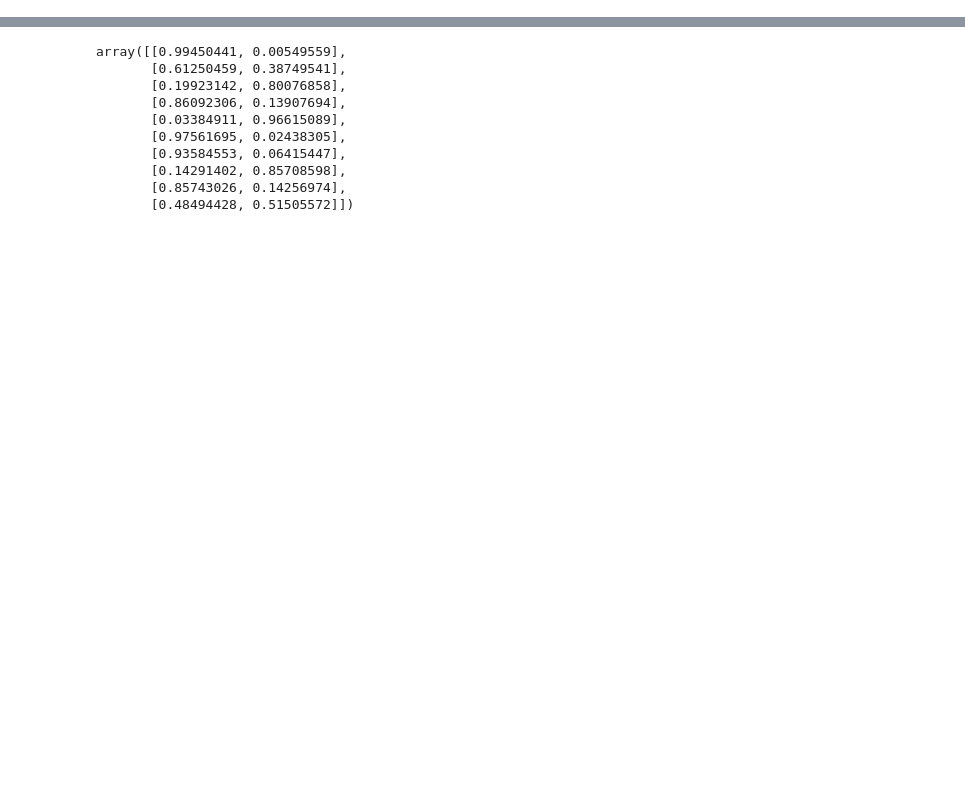
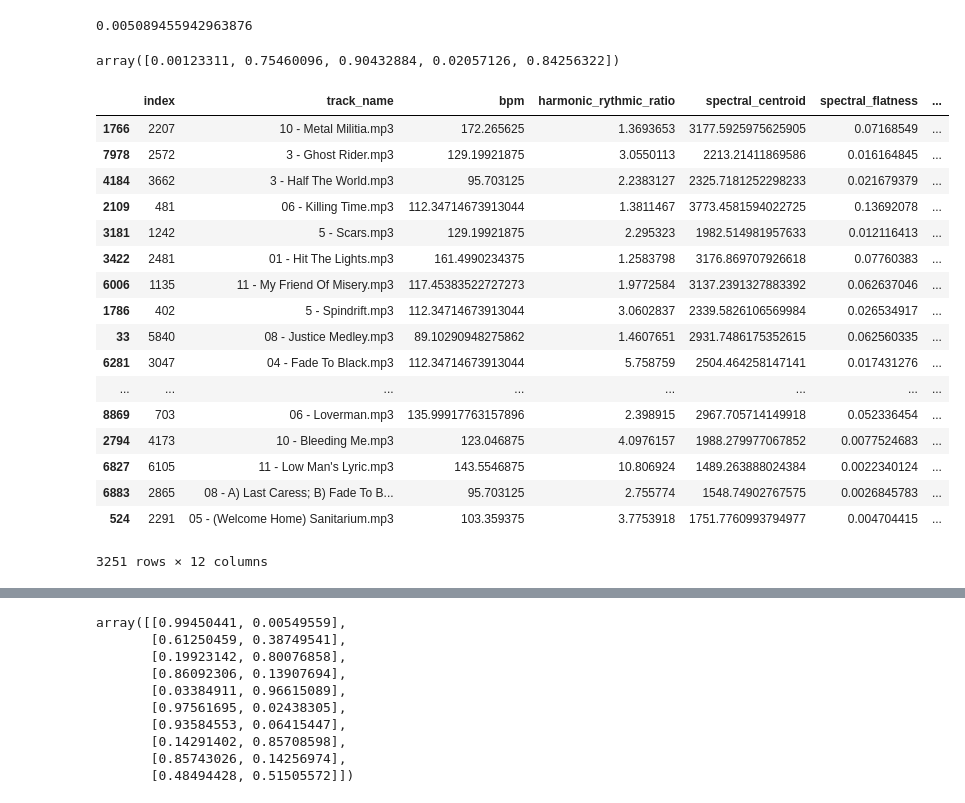
Before and after one commit to MCassetti/project_mcnulty, a Jupyter notebook: Ensemble_Scoring.ipynb, the cells around one changed output, grey strips where cells are left out. Cells and saved outputs as stored; diff of their text form; code cells hidden in the pictures; blank space fills up the shorter version.

```diff
--- a/Ensemble_Scoring.ipynb
+++ b/Ensemble_Scoring.ipynb
@@ -13,8 +13,26 @@ warnings.filterwarnings("ignore", category=DeprecationWarning)
 from sklearn.metrics import confusion_matrix
 from sklearn.metrics import accuracy_score, confusion_matrix
 ## Load the data set
+import pandas as pd
 
+df = pd.read_pickle('sampled_data_bands.pkl')
+pipeline = pickle.load(open('model_new.pkl','rb'))
+testing_data = pickle.load(open('test_data.pkl','rb'))
+#test_data_unscaled = pd.read_pickle('test_data_unscaled.pkl')
+#features = {'tempo': 86.1328125, 'mean_harmonic_ratio': 1.4627255, 'mean_spectral_centroid': 3189.5947603195004, 'mean_spectral_flatness': 0.075906955, 'count_delta_above_mean': 0, 'ratio_above_rmse_mean': 0.9502262443438914, 'max_rmse': 0.31629544, 'mean_rmse': 0.21298172, 'mean_zcr': 0.17211970707656613}
+features = {
+        'tempo': 120,
+        'mean_harmonic_ratio': 4.855 ,
+        'mean_spectral_centroid': 2000.28 ,
+        'mean_spectral_flatness': 0.013,
+        'count_delta_above_mean': 12 ,
+        'ratio_above_rmse_mean': 0.543,
+        'max_rmse': 0.201,
+        'mean_rmse': 0.079,
+        'mean_zcr': 0.066,
+        }
 
-
-pipeline_1 = pickle.load(open('model.pkl','rb'))
-testing_data = pickle.load(open('test_data.pkl','rb'))
+#features = {'tempo': 86.1328125, 'mean_harmonic_ratio': 1.4627255, 'mean_spectral_centroid': 3189.5947603195004, 'mean_spectral_flatness': 0.075906955, 'count_delta_above_mean': 0, 'ratio_above_rmse_mean': 0.9502262443438914, 'max_rmse': 0.31629544, 'mean_rmse': 0.21298172, 'mean_zcr': 0.17211970707656613}
+features
+#0.005089455942963876
+#0.005089455942963876
@@ -22,0 +49,39 @@ predictions_model1 = pipeline_1.predict_proba(testing_data[0])
+# %%
+X = np.asarray([features['tempo'], features['mean_harmonic_ratio'], features['mean_spectral_centroid'],
+                  features['mean_spectral_flatness'], features['count_delta_above_mean'], features['ratio_above_rmse_mean'],
+                  features['max_rmse'], features['mean_rmse'], features['mean_zcr']], dtype=np.float64).reshape(1,-1)
+
+prob_metallica = pipeline.predict_proba(X)[0,1]
+prob_metallica
+# %% [output]
+0.005089455942963876
+# %%
+prob_metallica = pipeline.predict_proba(testing_data[0])[0:5,1]
+prob_metallica
+# %% [output]
+array([0.00123311, 0.75460096, 0.90432884, 0.02057126, 0.84256322])
+# %%
+df.loc[test_data_unscaled.index.values,:]
+#test_data_unscaled.iloc[7,:]
+#df
+#predictions_model1 = pipeline_1.predict_proba(example)
+#features
+# %% [output]
+|  | index | track_name | bpm | harmonic_rythmic_ratio | spectral_centroid | spectral_flatness | ... |
+| 1766 | 2207 | 10 - Metal Militia.mp3 | 172.265625 | 1.3693653 | 3177.5925975625905 | 0.07168549 | ... |
+| 7978 | 2572 | 3 - Ghost Rider.mp3 | 129.19921875 | 3.0550113 | 2213.21411869586 | 0.016164845 | ... |
+| 4184 | 3662 | 3 - Half The World.mp3 | 95.703125 | 2.2383127 | 2325.7181252298233 | 0.021679379 | ... |
+| 2109 | 481 | 06 - Killing Time.mp3 | 112.34714673913044 | 1.3811467 | 3773.4581594022725 | 0.13692078 | ... |
+| 3181 | 1242 | 5 - Scars.mp3 | 129.19921875 | 2.295323 | 1982.514981957633 | 0.012116413 | ... |
+| 3422 | 2481 | 01 - Hit The Lights.mp3 | 161.4990234375 | 1.2583798 | 3176.869707926618 | 0.07760383 | ... |
+| 6006 | 1135 | 11 - My Friend Of Misery.mp3 | 117.45383522727273 | 1.9772584 | 3137.2391327883392 | 0.062637046 | ... |
+| 1786 | 402 | 5 - Spindrift.mp3 | 112.34714673913044 | 3.0602837 | 2339.5826106569984 | 0.026534917 | ... |
+| 33 | 5840 | 08 - Justice Medley.mp3 | 89.10290948275862 | 1.4607651 | 2931.7486175352615 | 0.062560335 | ... |
+| 6281 | 3047 | 04 - Fade To Black.mp3 | 112.34714673913044 | 5.758759 | 2504.464258147141 | 0.017431276 | ... |
+| ... | ... | ... | ... | ... | ... | ... | ... |
+| 8869 | 703 | 06 - Loverman.mp3 | 135.99917763157896 | 2.398915 | 2967.705714149918 | 0.052336454 | ... |
+| 2794 | 4173 | 10 - Bleeding Me.mp3 | 123.046875 | 4.0976157 | 1988.279977067852 | 0.0077524683 | ... |
+| 6827 | 6105 | 11 - Low Man's Lyric.mp3 | 143.5546875 | 10.806924 | 1489.263888024384 | 0.0022340124 | ... |
+| 6883 | 2865 | 08 - A) Last Caress; B) Fade To B... | 95.703125 | 2.755774 | 1548.74902767575 | 0.0026845783 | ... |
+| 524 | 2291 | 05 - (Welcome Home) Sanitarium.mp3 | 103.359375 | 3.7753918 | 1751.7760993794977 | 0.004704415 | ... |
+3251 rows × 12 columns
```
Also changed, not shown: parts of 10 cells of this notebook, 15 other files.
